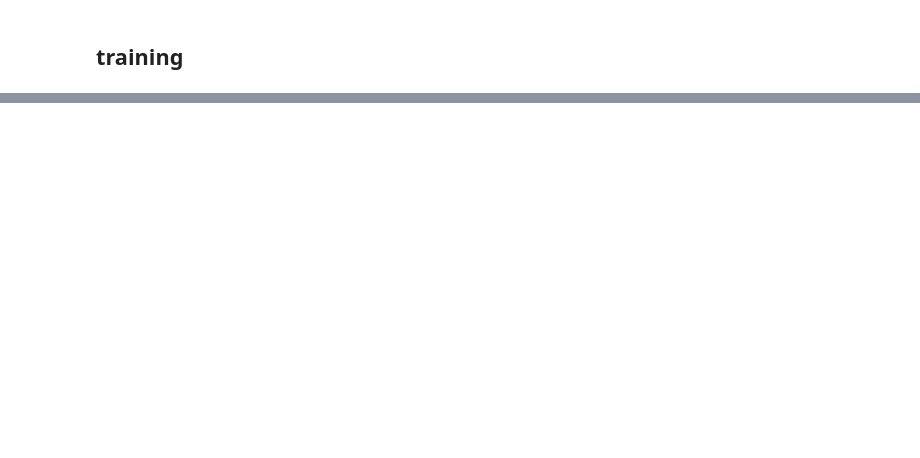
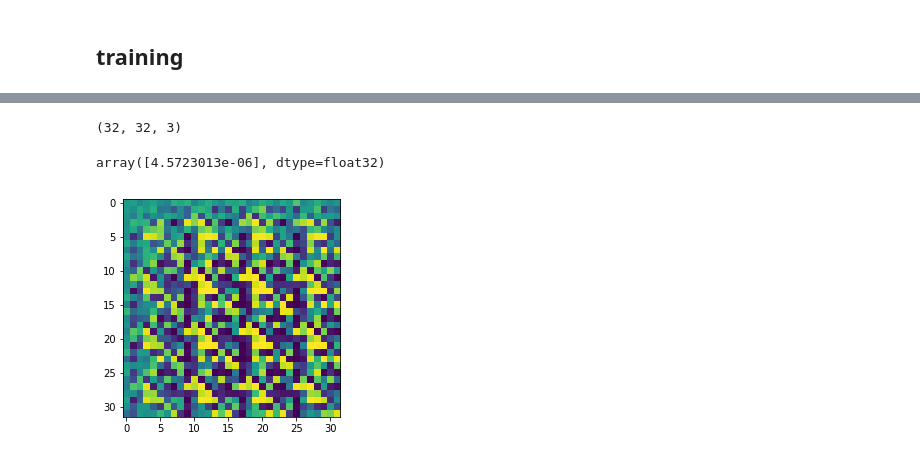
Before and after one commit to WessZumino/generative_deep_learning_code, a Jupyter notebook: 04_gan_cifar100.ipynb, the cells around one changed output, grey strips where cells are left out. Saved outputs shown, nothing was run; the diff lists cells and outputs as text; code cells hidden in the pictures; blank space fills up the shorter version.

```diff
--- a/04_gan_cifar100.ipynb
+++ b/04_gan_cifar100.ipynb
@@ -50,28 +50,29 @@ x_train.shape
 (5000, 32, 32, 3)
 # %%
 gan = GAN(input_dim = (32,32,3)
-        , discriminator_conv_filters = [32,64,128,256]
+        , discriminator_conv_filters = [64,64,128,128]
         , discriminator_conv_kernel_size = [5,5,5,5]
-        , discriminator_conv_strides = [2,2,2,2]
+        , discriminator_conv_strides = [2,2,2,1]
         , discriminator_conv_padding = 'same'
-        , discriminator_batch_norm_momentum = 0.9
-        , discriminator_activation = 'leaky_relu'
-        , discriminator_dropout_rate = None
-        , discriminator_learning_rate = 0.0005 #0.0002 #
-        , generator_initial_dense_layer_size = (2,2,256)
-        , generator_use_upsampling = [False,False, False,False]
-        , generator_conv_t_filters = [128,64, 32,3]
+        , discriminator_batch_norm_momentum = None
+        , discriminator_activation = 'relu'
+        , discriminator_dropout_rate = 0.4
+        , discriminator_learning_rate = 0.0008
+        , generator_initial_dense_layer_size = (8, 8, 64)
+        , generator_use_upsampling = [True,True, False,False]
+        , generator_conv_t_filters = [128,64, 64,3]
         , generator_conv_t_kernel_size = [5,5,5,5]
-        , generator_conv_t_strides = [2,2,2,2]
+        , generator_conv_t_strides = [1,1,1,1]
         , generator_conv_t_padding = 'same'
         , generator_batch_norm_momentum = 0.9
-        , generator_activation = 'leaky_relu'
+        , generator_activation = 'relu'
         , generator_dropout_rate = None
-        , generator_learning_rate = 0.0005 #0.0002 #
-        , optimiser = 'adam'
+        , generator_learning_rate = 0.0004
+        , optimiser = 'rmsprop'
         , z_dim = 100
         )
 
+
 gan.save(RUN_FOLDER)
 # %%
 #gan.load_weights(os.path.join(RUN_FOLDER, 'weights/weights.h5'))
@@ -147,0 +148,11 @@ KeyboardInterrupt:
+# %%
+idx = np.random.randint(0, x_train.shape[0], 128)
+true_imgs = x_train[idx]
+
+noise = np.random.normal(0, 1, (128, gan.z_dim))
+gen_imgs = gan.generator.predict(noise)
+
+x = np.concatenate([true_imgs, gen_imgs])
+y = np.concatenate([np.ones((128,1)), np.zeros((128,1))])
+# %%
+d_loss, d_acc = gan.discriminator.train_on_batch(x, y)
@@ -154,11 +186,15 @@ for i in range(10):
 # %%
-noise = np.random.uniform(-1, 1, 100)
+noise = np.random.normal(0, 1, 100)
 img = gan.generator.predict(np.array([noise]))[0]
 
 print(img.shape)
 plt.imshow(img[:,:,0])
 
 gan.discriminator.predict(np.array([img]))[0]
+# %% [output]
+(32, 32, 3)
+array([4.5723013e-06], dtype=float32)
+[figure, added]
 # %%
 len(gan.discriminator.get_weights())
 # %%
```
Also changed, not shown: parts of 8 cells of this notebook, 3 other files.
